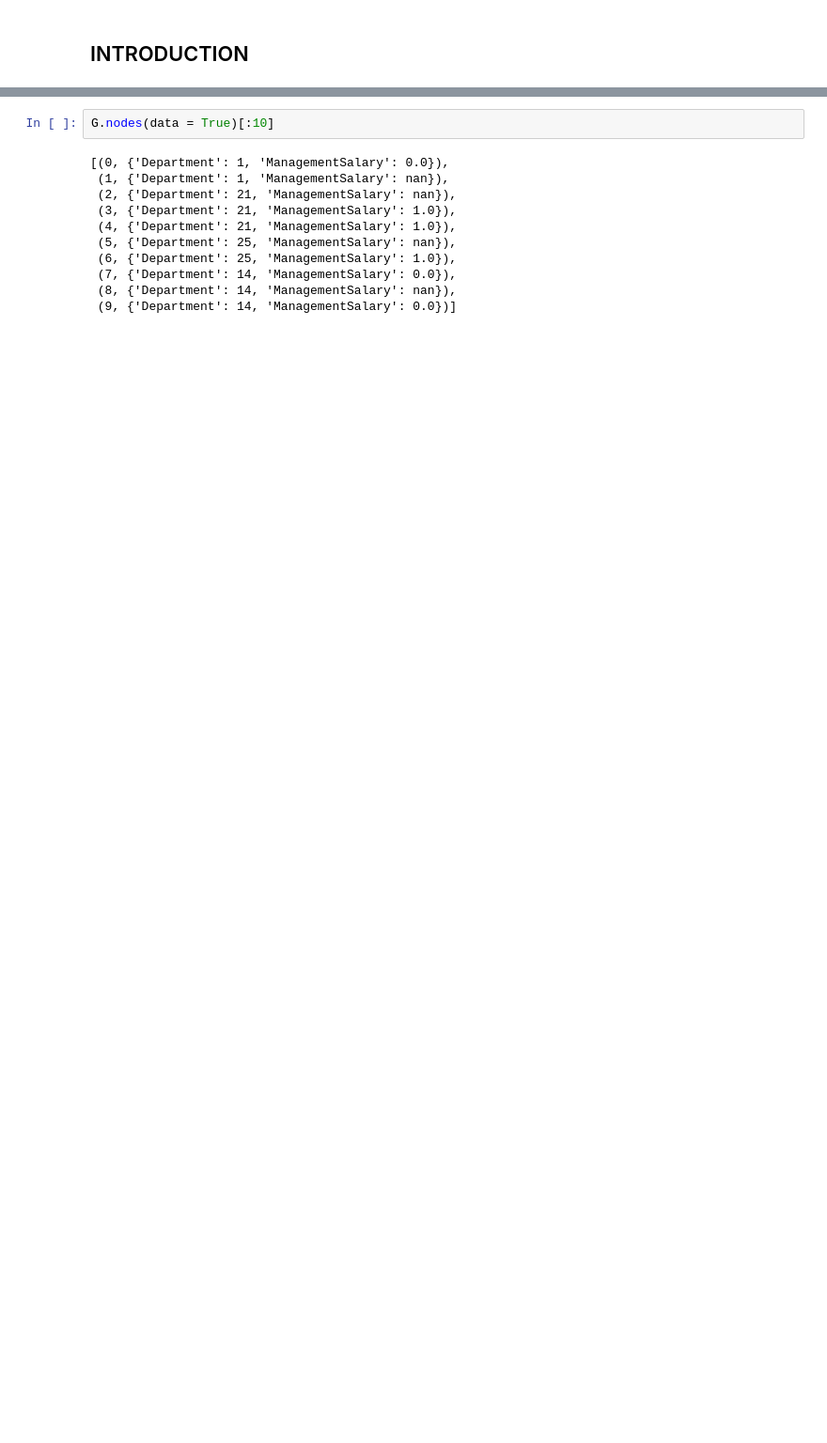
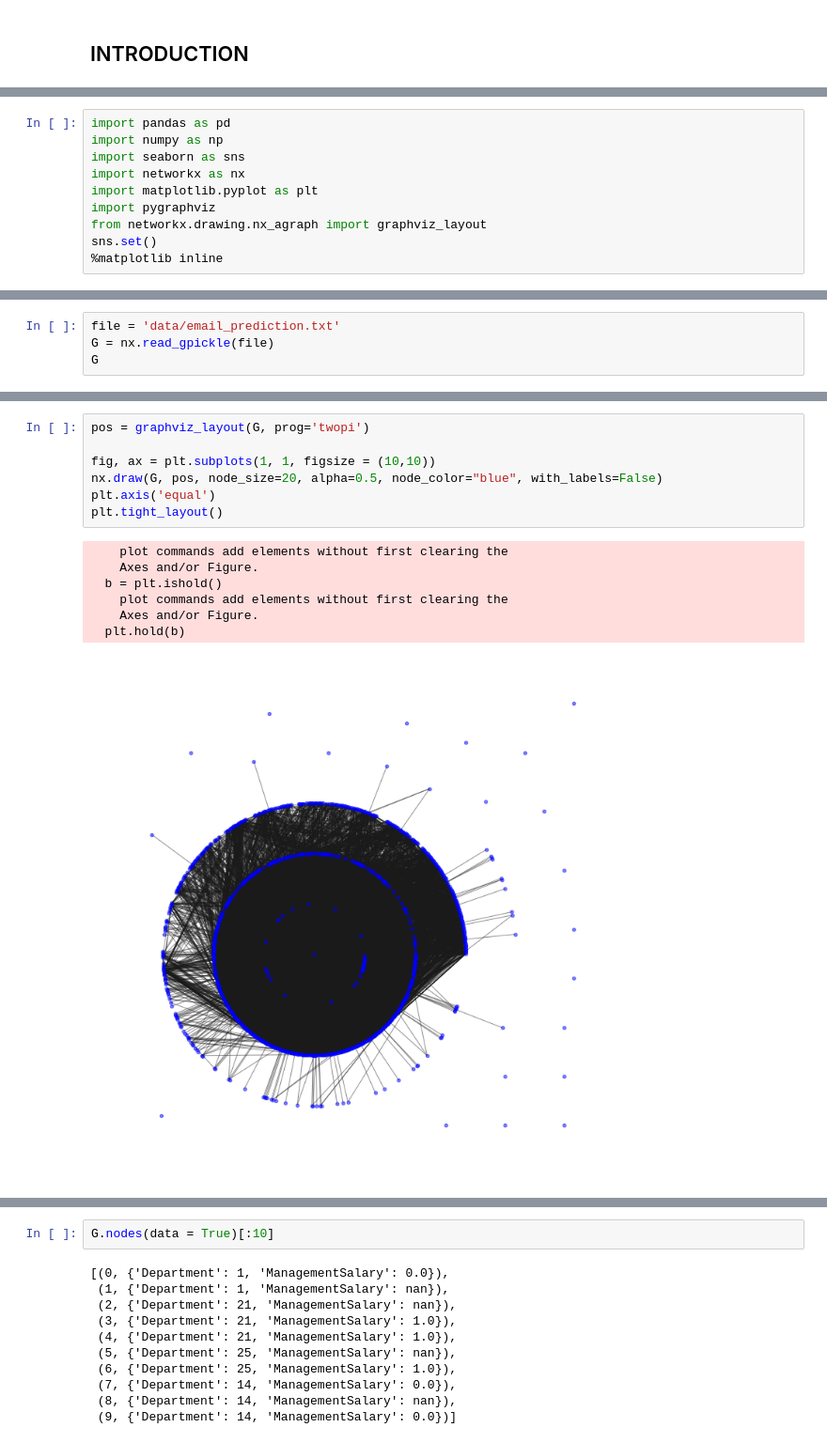
Before and after one commit to Albert-AGM/email_network, a Jupyter notebook: email_network.ipynb, the cells around one changed output, grey strips where cells are left out. Shown: that part at 94% size. Drawn from its saved outputs; the diff is of its cells as text; blank space fills up the shorter version.

```diff
--- a/email_network.ipynb
+++ b/email_network.ipynb
@@ -26,2 +26,12 @@ The steps we are going to follow are:
 7. Reach a conclusion.
+# %%
+import pandas as pd
+import numpy as np
+import seaborn as sns
+import networkx as nx
+import matplotlib.pyplot as plt
+import pygraphviz
+from networkx.drawing.nx_agraph import graphviz_layout
+sns.set()
+%matplotlib inline
 # %% [markdown]
@@ -37,0 +43,4 @@ To explore the data, we can ask ourselves some questions:
+# %%
+file = 'data/email_prediction.txt'
+G = nx.read_gpickle(file)
+G
@@ -37,0 +53,15 @@ To explore the data, we can ask ourselves some questions:
+# %%
+pos = graphviz_layout(G, prog='twopi')
+
+fig, ax = plt.subplots(1, 1, figsize = (10,10))
+nx.draw(G, pos, node_size=20, alpha=0.5, node_color="blue", with_labels=False)
+plt.axis('equal')
+plt.tight_layout()
+# %% [output]
+    plot commands add elements without first clearing the
+    Axes and/or Figure.
+  b = plt.ishold()
+    plot commands add elements without first clearing the
+    Axes and/or Figure.
+  plt.hold(b)
+[figure, added]
```
Also changed, not shown: parts of 40 cells of this notebook, 1 other file.
